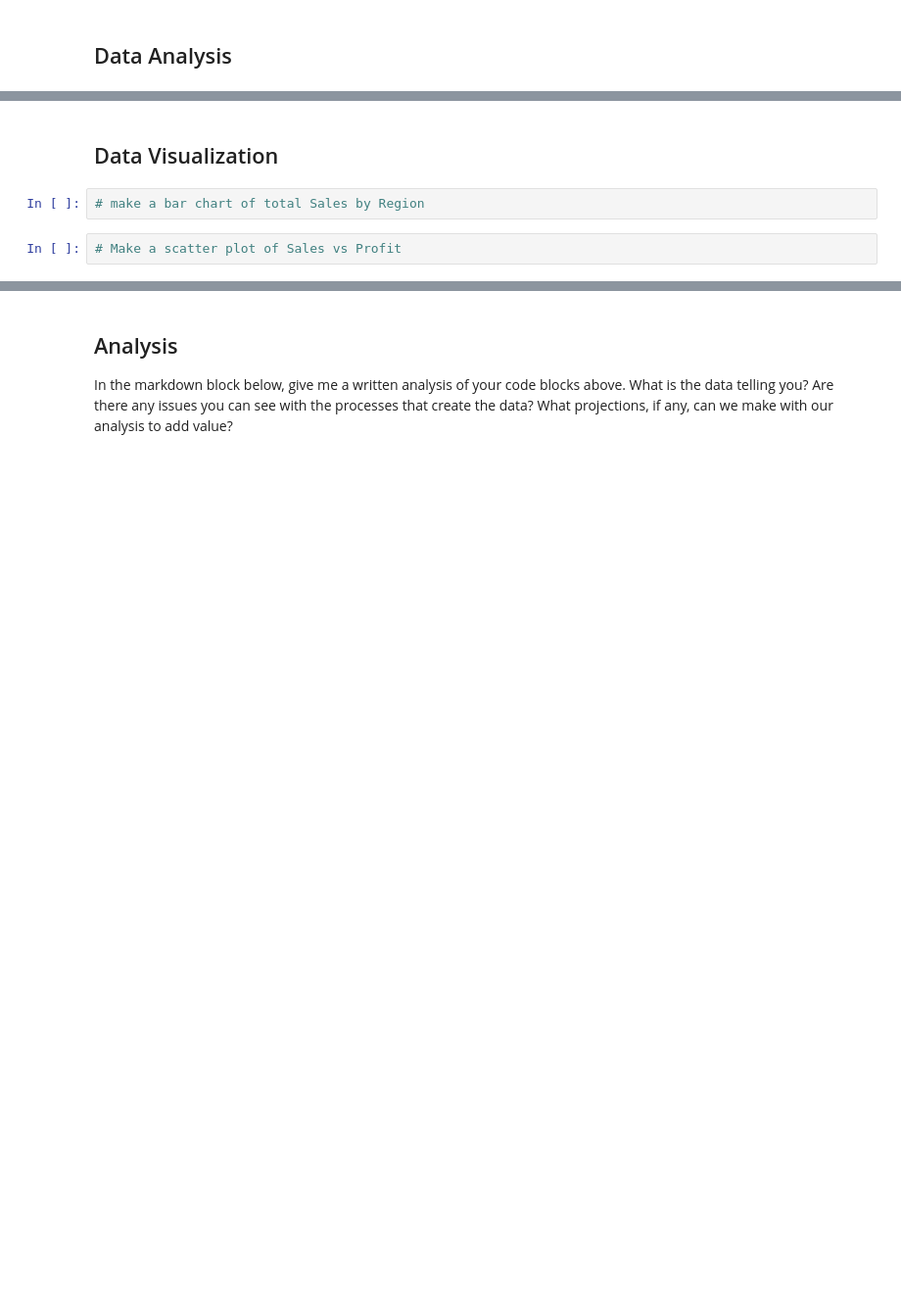
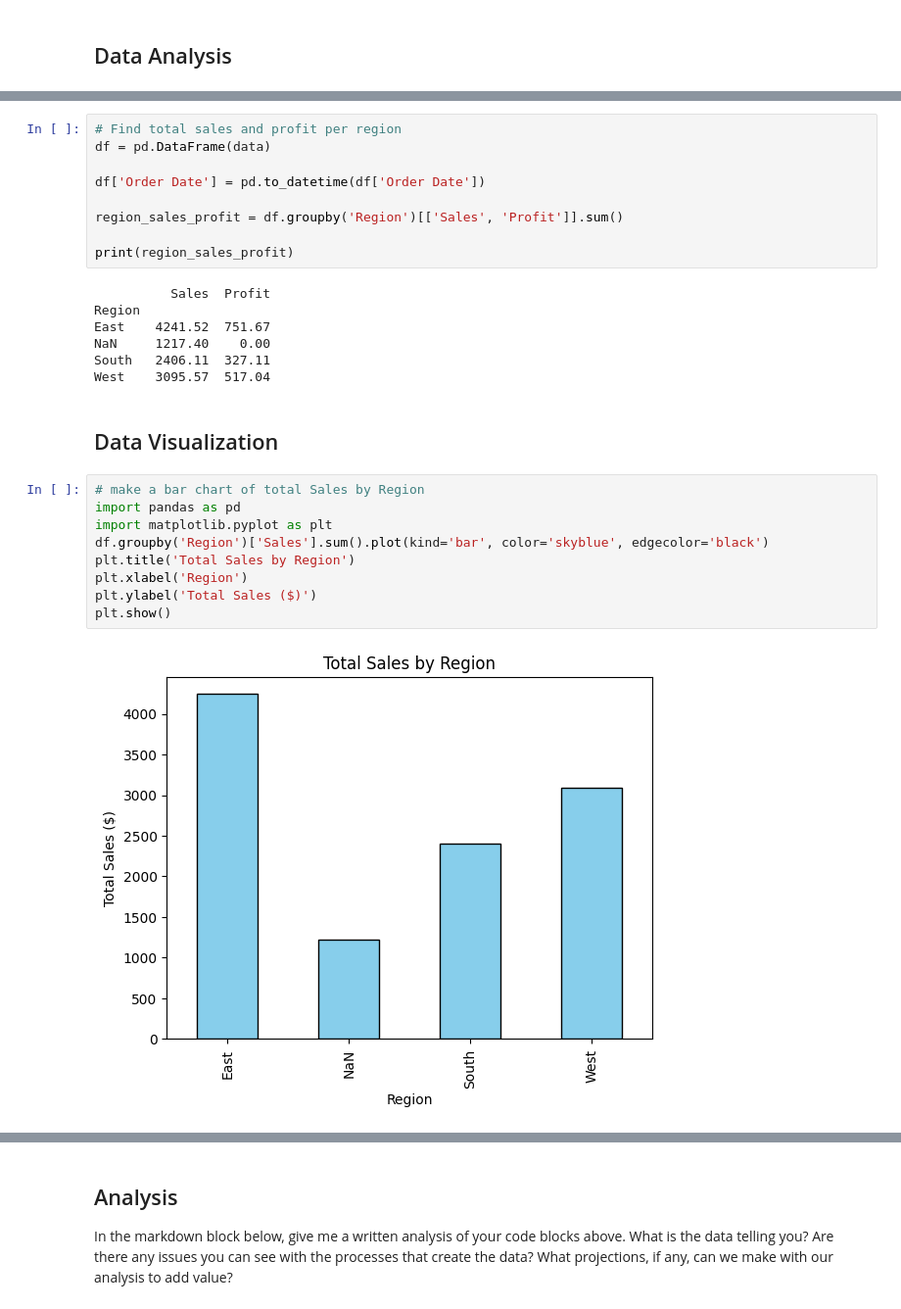
Before and after one commit to vtrejo25/MSBA-601, a Jupyter notebook: Pandas Assignments /pandas_assignment_1 (Trejo).ipynb, the cells around one changed output, grey strips where cells are left out. Shown at 98% size. Drawn from its saved outputs; the diff is of its cells as text; blank space fills up the shorter version.

```diff
--- a/Pandas Assignments /pandas_assignment_1 (Trejo).ipynb
+++ b/Pandas Assignments /pandas_assignment_1 (Trejo).ipynb
@@ -66,6 +158,29 @@ print(df.head(10))
+# %%
+# Find total sales and profit per region
+df = pd.DataFrame(data)
+
+df['Order Date'] = pd.to_datetime(df['Order Date'])
+
+region_sales_profit = df.groupby('Region')[['Sales', 'Profit']].sum()
+
+print(region_sales_profit)
+# %% [output]
+          Sales  Profit
+Region
+East    4241.52  751.67
+NaN     1217.40    0.00
+South   2406.11  327.11
+West    3095.57  517.04
 # %% [markdown]
 ## Data Visualization
-# %%
-# make a bar chart of total Sales by Region
-# %%
-# Make a scatter plot of Sales vs Profit
+# %%
+# make a bar chart of total Sales by Region
+import pandas as pd
+import matplotlib.pyplot as plt
+df.groupby('Region')['Sales'].sum().plot(kind='bar', color='skyblue', edgecolor='black')
+plt.title('Total Sales by Region')
+plt.xlabel('Region')
+plt.ylabel('Total Sales ($)')
+plt.show()
+# %% [output]
+[figure, added]
```
Also changed, not shown: parts of 11 cells of this notebook.
